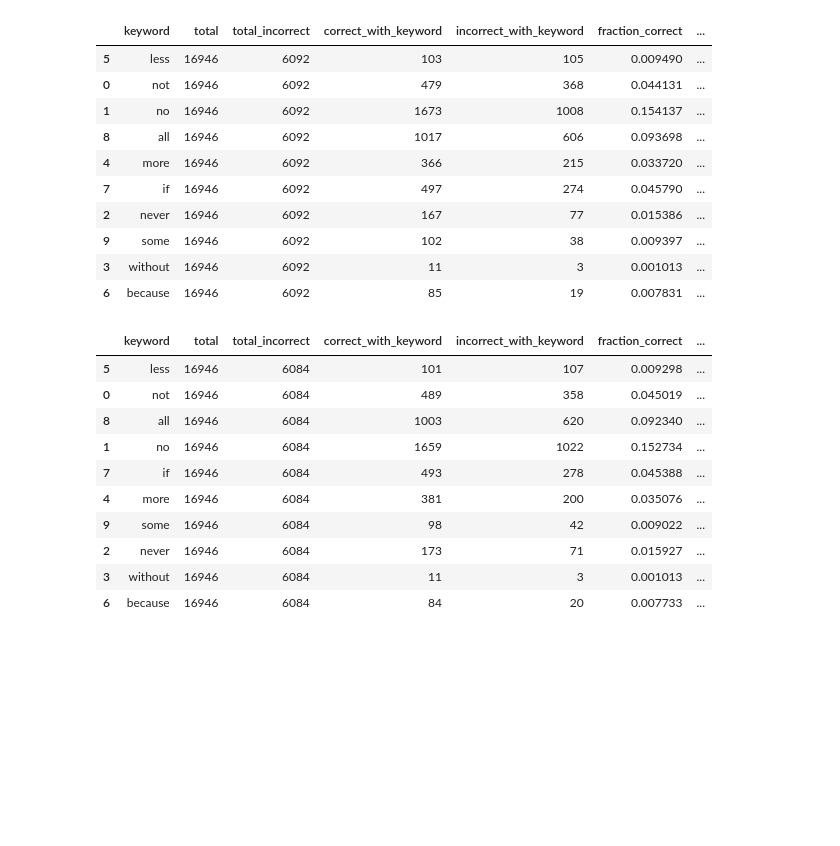
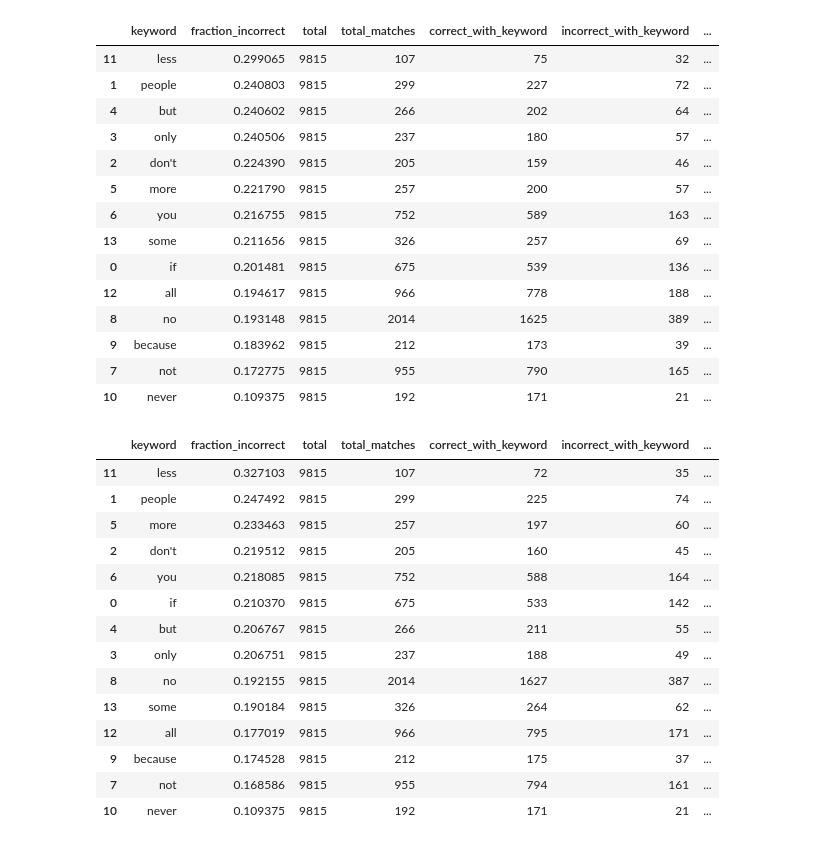
Before and after one commit to novelty27/fp-dataset-artifacts, a Jupyter notebook: Dataset Artifacts - Analyze Errors.ipynb, the cells around one changed output. Drawn from its saved outputs; the diff is of its cells as text; code cells hidden in the pictures; blank space fills up the shorter version.

```diff
--- a/Dataset Artifacts - Analyze Errors.ipynb
+++ b/Dataset Artifacts - Analyze Errors.ipynb
@@ -84,15 +262,8 @@ def confusion(df, print_results=True):
 # %%
-baseline = load_eval_jsonl("20251121_055142-anli_test_baseline-1/eval_predictions.jsonl") # misunderstood-cloud-76
-weighted_v1 = load_eval_jsonl("20251121_055405-anli_test_weighted-1/eval_predictions.jsonl") # vocal-dragon-77
-weighted_v2 = load_eval_jsonl("20251130_112907-anli_test_weighted-1/eval_predictions.jsonl") #silvery-sound-89
-weighted_v3 = load_eval_jsonl("20251123_044443-anli_test_weighted-1/eval_predictions.jsonl") # dashing-spaceship-88
+# Pulling the median performance of each class of model
+baseline = load_eval_jsonl("20251203_011653-mnli_baseline-3/eval_predictions.jsonl") # gentle-energy-103
+weighted_v1 = load_eval_jsonl("20251202_192426-mnli_weighted_v1-3/eval_predictions.jsonl") # fallen-sea-97
+weighted_v2 = load_eval_jsonl("20251122_163241-mnli_weighted-1/eval_predictions.jsonl") # stoic-snowball-92
+weighted_v3 = load_eval_jsonl("20251202_222228-mnli_weighted_v3-2/eval_predictions.jsonl") # dazzling-eon-100
 
 # count_keyword_errors(baseline, "not", field="hypothesis")
-
-# error_pattern(baseline, r"\bnot\b")
-# error_pattern(baseline, r"\b\d+\b")     # numbers
-# error_pattern(baseline, r"\b(?:always|never)\b")
-# error_pattern(baseline, r"\b[A-Z][a-z]+ (in|from)\b")  # location phrases
-
-keywords = ["not", "no", "never", "without", "more", "less", "because", "if", "all", "some"]
-summary_for_keywords(baseline, keywords, print_results=False)
@@ -110,0 +353,3 @@ summary_for_keywords(baseline, keywords, print_results=False)
+# %%
+keywords = ["if", "people", "don't", "only", "but", "more", "you", "not", "no", "because", "never", "without", "less", "all", "some"]
+summary_for_keywords(baseline, keywords, min_count=100, print_results=False)
@@ -125,28 +390,36 @@ summary_for_keywords(weighted_v1, keywords, print_results=False)
 # %%
-summary_for_keywords(weighted_v2, keywords, print_results=False)
+summary_for_keywords(weighted_v2, keywords, min_count=100, print_results=False)
 # %% [output]
-|  | keyword | total | total_incorrect | correct_with_keyword | incorrect_with_keyword | fraction_correct | ... |
-| 5 | less | 16946 | 6092 | 103 | 105 | 0.009490 | ... |
-| 0 | not | 16946 | 6092 | 479 | 368 | 0.044131 | ... |
-| 1 | no | 16946 | 6092 | 1673 | 1008 | 0.154137 | ... |
-| 8 | all | 16946 | 6092 | 1017 | 606 | 0.093698 | ... |
-| 4 | more | 16946 | 6092 | 366 | 215 | 0.033720 | ... |
-| 7 | if | 16946 | 6092 | 497 | 274 | 0.045790 | ... |
-| 2 | never | 16946 | 6092 | 167 | 77 | 0.015386 | ... |
-| 9 | some | 16946 | 6092 | 102 | 38 | 0.009397 | ... |
-| 3 | without | 16946 | 6092 | 11 | 3 | 0.001013 | ... |
-| 6 | because | 16946 | 6092 | 85 | 19 | 0.007831 | ... |
+|  | keyword | fraction_incorrect | total | total_matches | correct_with_keyword | incorrect_with_keyword | ... |
+| 11 | less | 0.299065 | 9815 | 107 | 75 | 32 | ... |
+| 1 | people | 0.240803 | 9815 | 299 | 227 | 72 | ... |
+| 4 | but | 0.240602 | 9815 | 266 | 202 | 64 | ... |
+| 3 | only | 0.240506 | 9815 | 237 | 180 | 57 | ... |
+| 2 | don't | 0.224390 | 9815 | 205 | 159 | 46 | ... |
+| 5 | more | 0.221790 | 9815 | 257 | 200 | 57 | ... |
+| 6 | you | 0.216755 | 9815 | 752 | 589 | 163 | ... |
+| 13 | some | 0.211656 | 9815 | 326 | 257 | 69 | ... |
+| 0 | if | 0.201481 | 9815 | 675 | 539 | 136 | ... |
+| 12 | all | 0.194617 | 9815 | 966 | 778 | 188 | ... |
+| 8 | no | 0.193148 | 9815 | 2014 | 1625 | 389 | ... |
+| 9 | because | 0.183962 | 9815 | 212 | 173 | 39 | ... |
+| 7 | not | 0.172775 | 9815 | 955 | 790 | 165 | ... |
+| 10 | never | 0.109375 | 9815 | 192 | 171 | 21 | ... |
 # %%
-summary_for_keywords(weighted_v3, keywords, print_results=False)
+summary_for_keywords(weighted_v3, keywords, min_count=100, print_results=False)
 # %% [output]
-|  | keyword | total | total_incorrect | correct_with_keyword | incorrect_with_keyword | fraction_correct | ... |
-| 5 | less | 16946 | 6084 | 101 | 107 | 0.009298 | ... |
-| 0 | not | 16946 | 6084 | 489 | 358 | 0.045019 | ... |
-| 8 | all | 16946 | 6084 | 1003 | 620 | 0.092340 | ... |
-| 1 | no | 16946 | 6084 | 1659 | 1022 | 0.152734 | ... |
-| 7 | if | 16946 | 6084 | 493 | 278 | 0.045388 | ... |
-| 4 | more | 16946 | 6084 | 381 | 200 | 0.035076 | ... |
-| 9 | some | 16946 | 6084 | 98 | 42 | 0.009022 | ... |
-| 2 | never | 16946 | 6084 | 173 | 71 | 0.015927 | ... |
-| 3 | without | 16946 | 6084 | 11 | 3 | 0.001013 | ... |
-| 6 | because | 16946 | 6084 | 84 | 20 | 0.007733 | ... |
+|  | keyword | fraction_incorrect | total | total_matches | correct_with_keyword | incorrect_with_keyword | ... |
+| 11 | less | 0.327103 | 9815 | 107 | 72 | 35 | ... |
+| 1 | people | 0.247492 | 9815 | 299 | 225 | 74 | ... |
+| 5 | more | 0.233463 | 9815 | 257 | 197 | 60 | ... |
+| 2 | don't | 0.219512 | 9815 | 205 | 160 | 45 | ... |
+| 6 | you | 0.218085 | 9815 | 752 | 588 | 164 | ... |
+| 0 | if | 0.210370 | 9815 | 675 | 533 | 142 | ... |
+| 4 | but | 0.206767 | 9815 | 266 | 211 | 55 | ... |
+| 3 | only | 0.206751 | 9815 | 237 | 188 | 49 | ... |
+| 8 | no | 0.192155 | 9815 | 2014 | 1627 | 387 | ... |
+| 13 | some | 0.190184 | 9815 | 326 | 264 | 62 | ... |
+| 12 | all | 0.177019 | 9815 | 966 | 795 | 171 | ... |
+| 9 | because | 0.174528 | 9815 | 212 | 175 | 37 | ... |
+| 7 | not | 0.168586 | 9815 | 955 | 794 | 161 | ... |
+| 10 | never | 0.109375 | 9815 | 192 | 171 | 21 | ... |
```
Also changed, not shown: parts of 22 cells of this notebook, 5 other files.
